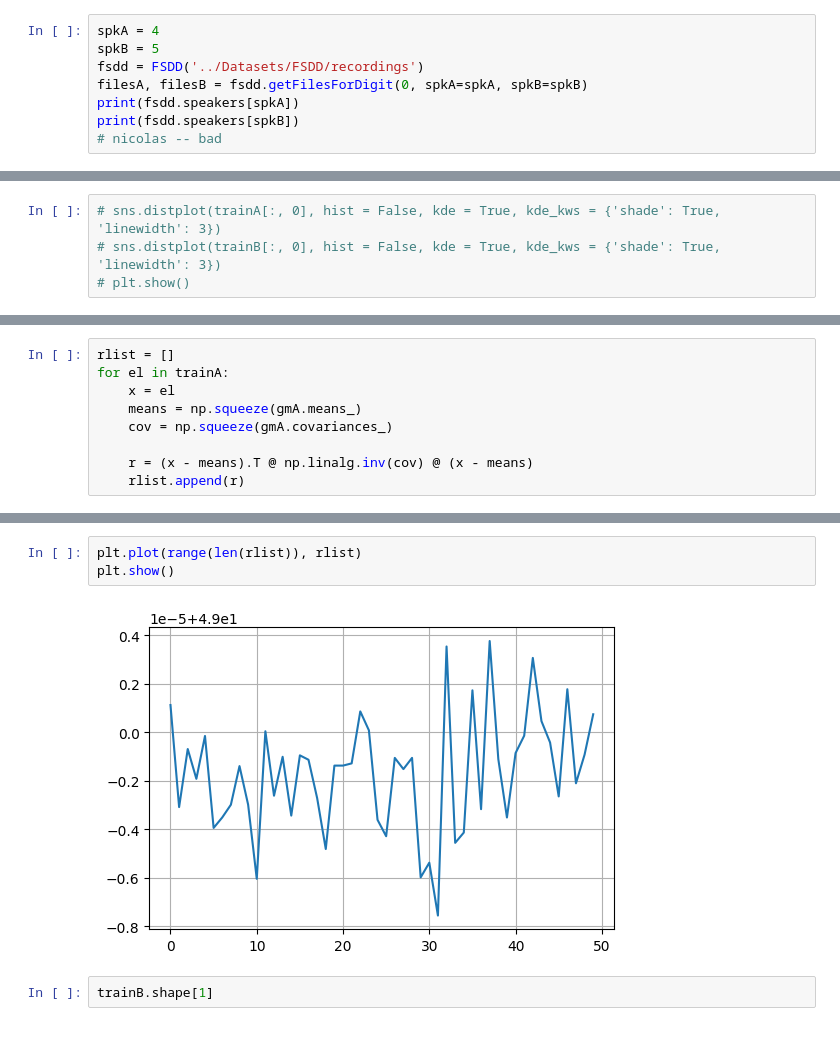
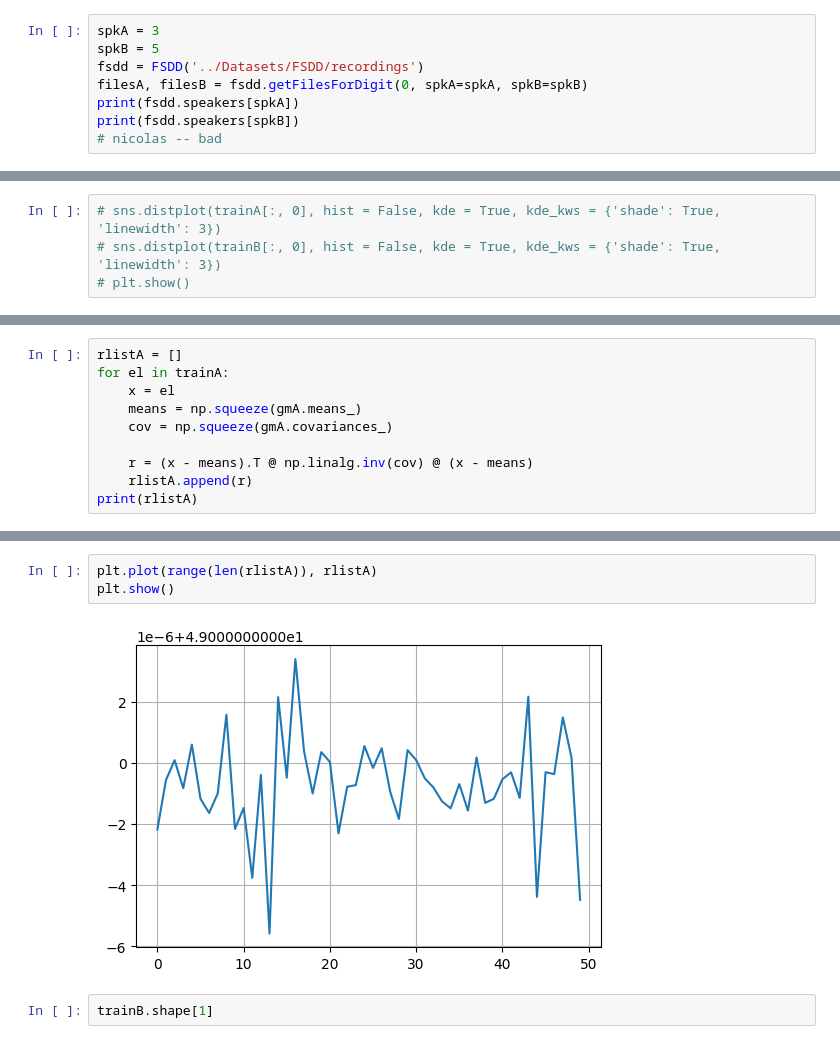
Before and after one commit to MikeChuv/AudioSignalProcessing, a Jupyter notebook: mfcc_gmm.ipynb, the cells around one changed output, grey strips where cells are left out. Cells and saved outputs as stored; diff of their text form.

```diff
--- a/mfcc_gmm.ipynb
+++ b/mfcc_gmm.ipynb
@@ -98,7 +98,7 @@ def getLinearFeatureList(featureList : list):
 # 	minLen = min(el.shape[1] for el in collection)
 # 	collection = [el[:, :minLen] for el in collection]
 # %%
-spkA = 4
+spkA = 3
 spkB = 5
 fsdd = FSDD('../Datasets/FSDD/recordings')
 filesA, filesB = fsdd.getFilesForDigit(0, spkA=spkA, spkB=spkB)
@@ -175,9 +168,10 @@ gmA.covariances_.shape
 # %%
-rlist = []
+rlistA = []
 for el in trainA:
     x = el
     means = np.squeeze(gmA.means_)
     cov = np.squeeze(gmA.covariances_)
 
     r = (x - means).T @ np.linalg.inv(cov) @ (x - means)
-    rlist.append(r)
+    rlistA.append(r)
+print(rlistA)
@@ -188,8 +192,8 @@ print(rlist)
 # %%
-plt.plot(range(len(rlist)), rlist)
+plt.plot(range(len(rlistA)), rlistA)
 plt.show()
 # %% [output]
-[figure, old version]
+[figure, new version]
 # %%
 trainB.shape[1]
 # %% [output]
```
Also changed, not shown: parts of 15 cells of this notebook.
